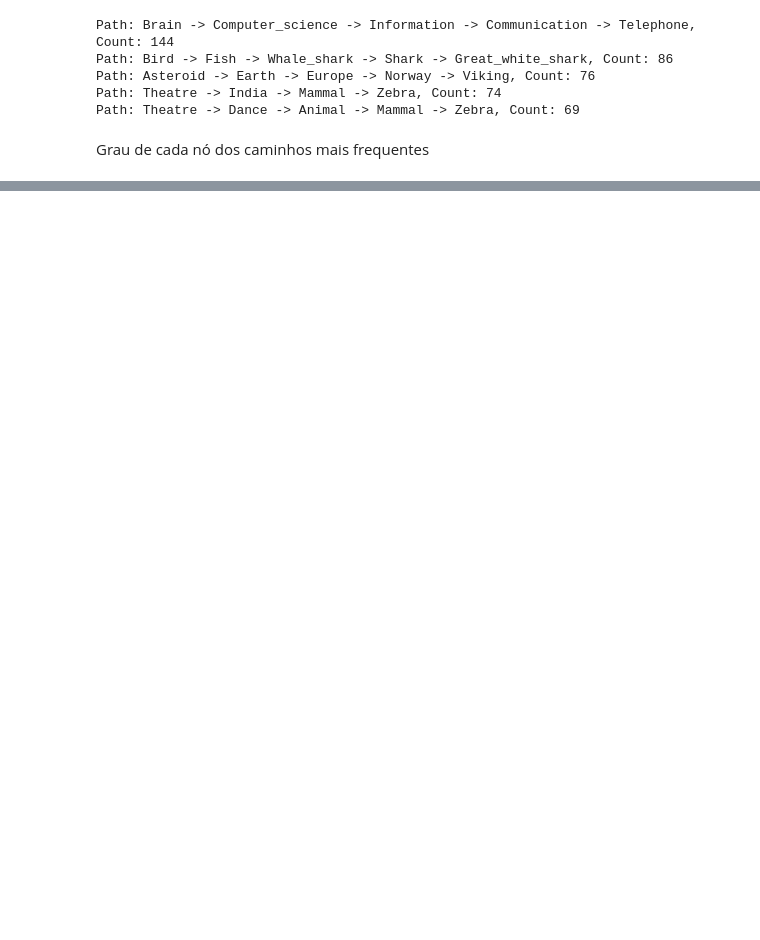
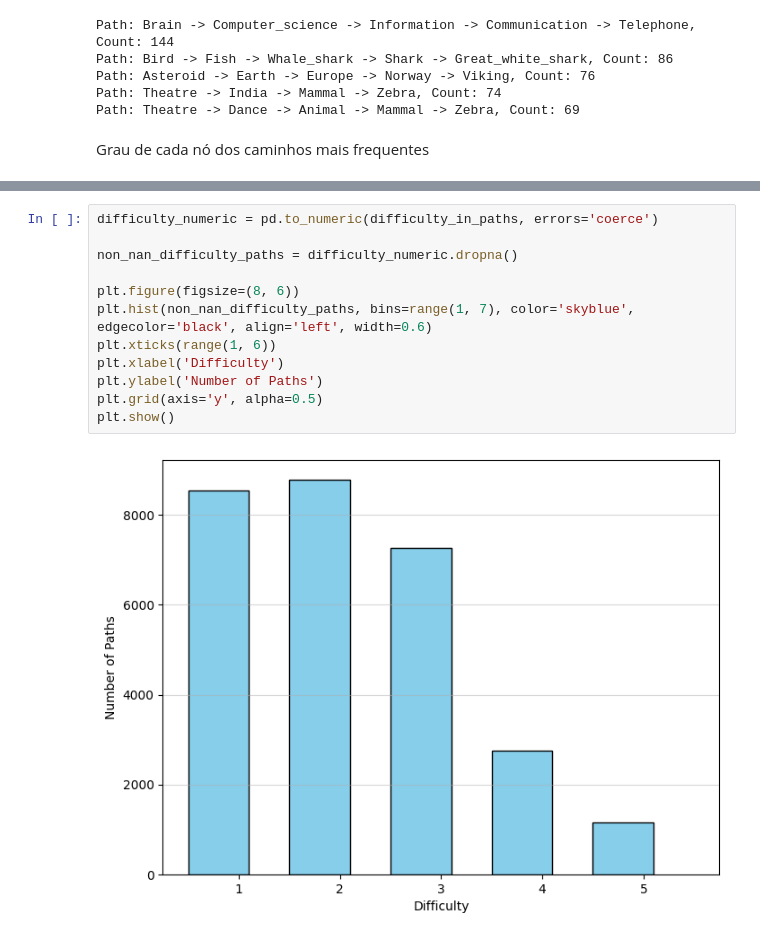
Before and after one commit to FredericoPrazeres/trabalhoADC, a Jupyter notebook: adc.ipynb, the cells around one changed output, grey strips where cells are left out. Drawn from its saved outputs; the diff is of its cells as text; blank space fills up the shorter version.

```diff
--- a/adc.ipynb
+++ b/adc.ipynb
@@ -307,0 +348,14 @@ Moon-Solar_System-Mars
+# %%
+difficulty_numeric = pd.to_numeric(difficulty_in_paths, errors='coerce')
+
+non_nan_difficulty_paths = difficulty_numeric.dropna()
+
+plt.figure(figsize=(8, 6))
+plt.hist(non_nan_difficulty_paths, bins=range(1, 7), color='skyblue', edgecolor='black', align='left', width=0.6)
+plt.xticks(range(1, 6))
+plt.xlabel('Difficulty')
+plt.ylabel('Number of Paths')
+plt.grid(axis='y', alpha=0.5)
+plt.show()
+# %% [output]
+[figure, added]
```
Also changed, not shown: parts of 24 cells of this notebook, 10 other files.
